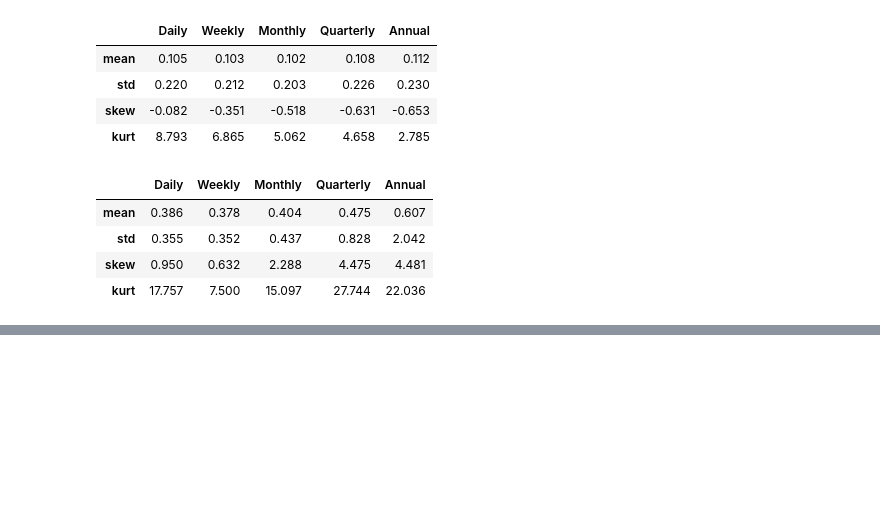
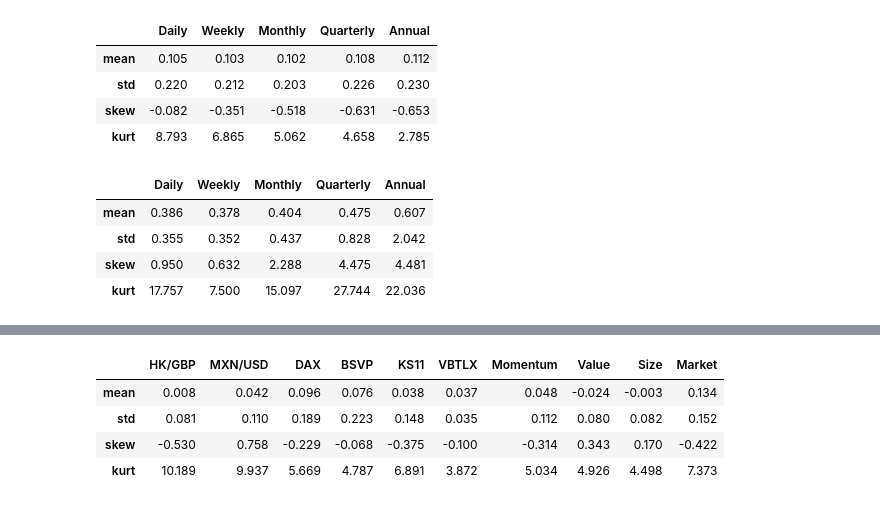
Before and after one commit to GeorgeHockey/MFE-practical-work, a Jupyter notebook: PW_2.ipynb, the cells around one changed output, grey strips where cells are left out. Cells and saved outputs as stored; diff of their text form; code cells hidden in the pictures; blank space fills up the shorter version.

```diff
--- a/PW_2.ipynb
+++ b/PW_2.ipynb
@@ -363,0 +344,11 @@ table
+# %%
+market = np.round(ff_factors_price["Mkt-RF"],3)
+market = np.round(market,3)
+market_2019 = summary_statistics(market["31/12/2009":"31/12/2019"])
+market_2019 = market_2019.drop(columns="Annual")
+market_2009 = summary_statistics(market["31/12/1999":"31/12/2009"])
+market_2009 = market_2009.drop(columns="Annual")
+market_1999 = summary_statistics(market["31/12/1989":"31/12/1999"])
+market_1999 = market_1999.drop(columns="Annual")
+market_1989 = summary_statistics(market["31/12/1979":"31/12/1989"])
+market_1989 = market_1989.drop(columns="Annual")
@@ -363,0 +377,12 @@ table
+# %%
+# Daily 2019
+sub_table1d = pd.concat([HK_GBP_2019["Daily"],peso_dollar_2019["Daily"],DAX_2019["Daily"], BSVP_2019["Daily"], KS11_2019["Daily"], VBTLX_2019["Daily"], mom_2019["Daily"], value_2019["Daily"], size_2019["Daily"],market_2019["Daily"]], axis=1)
+sub_table1d = np.round(sub_table1d,3)
+sub_table1d.columns = ["HK/GBP", "MXN/USD", "DAX", "BSVP", "KS11", "VBTLX", "Momentum", "Value", "Size", "Market"]
+sub_table1d
+# %% [output]
+|  | HK/GBP | MXN/USD | DAX | BSVP | KS11 | VBTLX | Momentum | Value | Size | Market |
+| mean | 0.008 | 0.042 | 0.096 | 0.076 | 0.038 | 0.037 | 0.048 | -0.024 | -0.003 | 0.134 |
+| std | 0.081 | 0.110 | 0.189 | 0.223 | 0.148 | 0.035 | 0.112 | 0.080 | 0.082 | 0.152 |
+| skew | -0.530 | 0.758 | -0.229 | -0.068 | -0.375 | -0.100 | -0.314 | 0.343 | 0.170 | -0.422 |
+| kurt | 10.189 | 9.937 | 5.669 | 4.787 | 6.891 | 3.872 | 5.034 | 4.926 | 4.498 | 7.373 |
```
Also changed, not shown: parts of 63 cells of this notebook, 8 other files.
